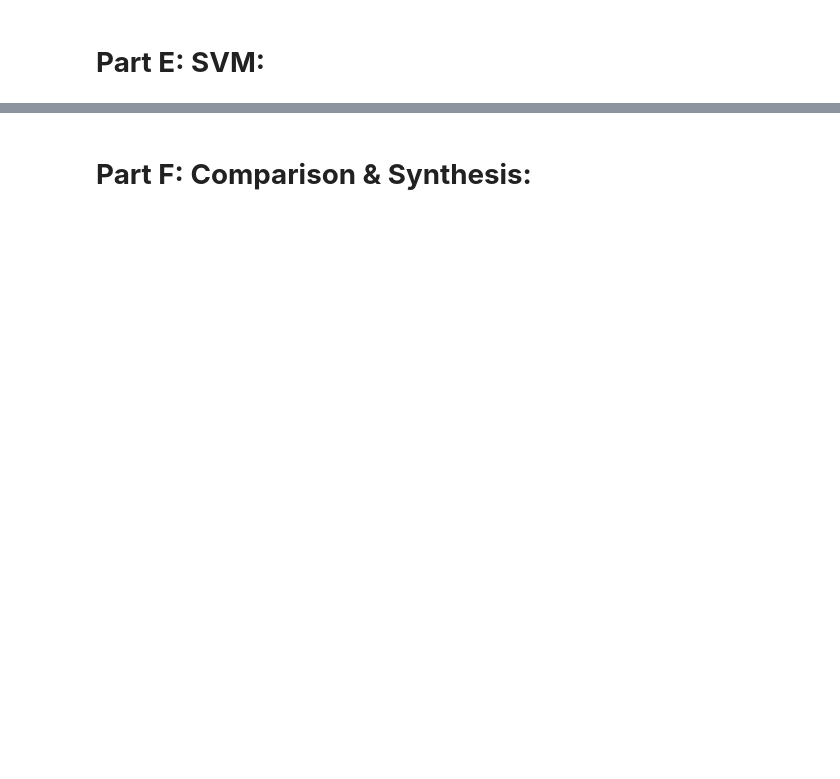
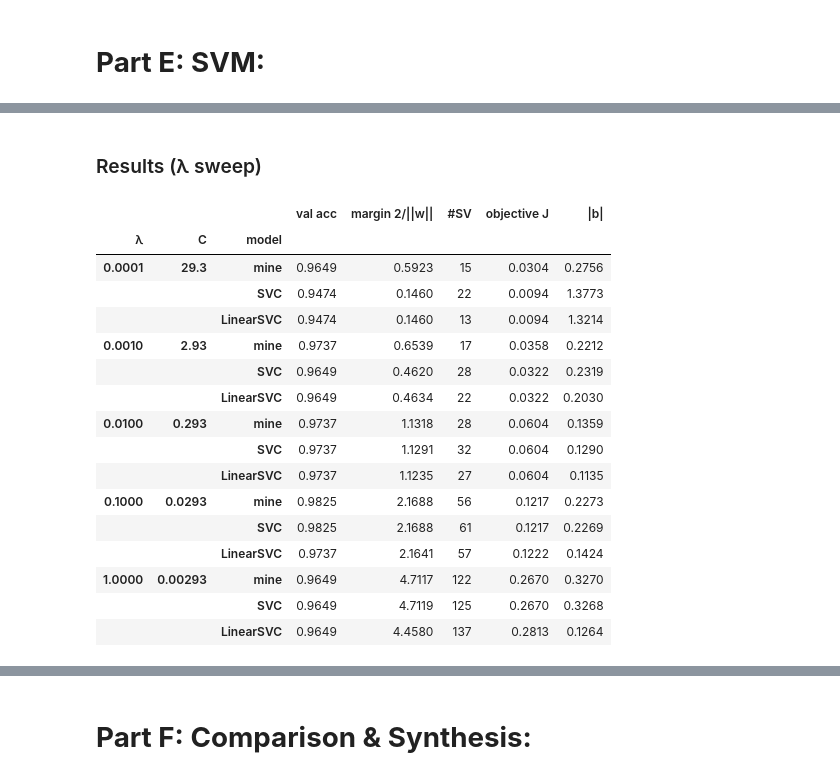
Before and after one commit to mohany606/Linear-Models-and-Support-Vector-Machines-from-Scratch, a Jupyter notebook: ML_Assigmment_2.ipynb, the cells around one changed output, grey strips where cells are left out. Drawn from its saved outputs; the diff is of its cells as text; code cells hidden in the pictures; blank space fills up the shorter version.

```diff
--- a/ML_Assigmment_2.ipynb
+++ b/ML_Assigmment_2.ipynb
@@ -1180,0 +2133,19 @@ print(results_table)
+# %%
+w, b = fits[0.01]["mine"]
+svc = fits[0.01]["SVC"]
+w_sk, b_sk = svc.coef_.ravel(), svc.intercept_[0]
+
+j_mine = svm_objective(w, b, Xc_tr, yc_tr, 0.01)
+j_sk = svm_objective(w_sk, b_sk, Xc_tr, yc_tr, 0.01)
+cosine = w @ w_sk / (np.linalg.norm(w) * np.linalg.norm(w_sk))
+agreement = np.mean(svm_predict(w, b, Xc_te) == svc.predict(Xc_te))
+n_sv_mine = int((yc_tr * (Xc_tr @ w + b) <= 1).sum())
+n_sv_sk = int(svc.n_support_.sum())
+
+display(pd.DataFrame([
+    ["Objective J (relative gap)", f"{j_mine:.5f} vs {j_sk:.5f} ({abs(j_mine - j_sk) / j_sk:.1e})", abs(j_mine - j_sk) / j_sk < 1e-3],
+    ["Cosine similarity of w", f"{cosine:.5f}", cosine >= 0.99],
+    ["Test-prediction agreement", f"{agreement:.4f}", agreement >= 0.98],
+    ["Margin width 2/||w||", f"{2 / np.linalg.norm(w):.4f} vs {2 / np.linalg.norm(w_sk):.4f}", True],
+    ["#points with y·f(x) ≤ 1 vs n_support_", f"{n_sv_mine} vs {n_sv_sk}", abs(n_sv_mine - n_sv_sk) <= 5],
+], columns=["Quantity (mine vs SVC)", "Value", "Within tolerance"]).set_index("Quantity (mine vs SVC)"))
@@ -1180,0 +2160,41 @@ print(results_table)
+# %% [markdown]
+### Results (λ sweep)
+# %%
+def describe(model, w, b, lam, n_sv=None):
+    # n_sv is given for SVC (n_support_); otherwise count the training points with y·f(x) <= 1
+    if n_sv is None:
+        n_sv = int((yc_tr * (Xc_tr @ w + b) <= 1).sum())
+    return {"λ": lam, "C": f"{1 / (lam * n_train):.3g}", "model": model,
+            "val acc": accuracy(yc_va, svm_predict(w, b, Xc_va)),
+            "margin 2/||w||": 2 / np.linalg.norm(w), "#SV": n_sv,
+            "objective J": svm_objective(w, b, Xc_tr, yc_tr, lam), "|b|": abs(b)}
+
+
+rows = []
+for lam_i, models in fits.items():
+    w, b = models["mine"]
+    rows.append(describe("mine", w, b, lam_i))
+    svc = models["SVC"]
+    rows.append(describe("SVC", svc.coef_.ravel(), svc.intercept_[0], lam_i, int(svc.n_support_.sum())))
+    lsvc = models["LinearSVC"]
+    rows.append(describe("LinearSVC", lsvc.coef_.ravel(), lsvc.intercept_[0], lam_i))
+
+display(pd.DataFrame(rows).round(4).set_index(["λ", "C", "model"]))
+# %% [output]
+|  |  |  | val acc | margin 2/||w|| | #SV | objective J | |b| |
+| λ | C | model |  |  |  |  |  |
+| 0.0001 | 29.3 | mine | 0.9649 | 0.5923 | 15 | 0.0304 | 0.2756 |
+|  |  | SVC | 0.9474 | 0.1460 | 22 | 0.0094 | 1.3773 |
+|  |  | LinearSVC | 0.9474 | 0.1460 | 13 | 0.0094 | 1.3214 |
+| 0.0010 | 2.93 | mine | 0.9737 | 0.6539 | 17 | 0.0358 | 0.2212 |
+|  |  | SVC | 0.9649 | 0.4620 | 28 | 0.0322 | 0.2319 |
+|  |  | LinearSVC | 0.9649 | 0.4634 | 22 | 0.0322 | 0.2030 |
+| 0.0100 | 0.293 | mine | 0.9737 | 1.1318 | 28 | 0.0604 | 0.1359 |
+|  |  | SVC | 0.9737 | 1.1291 | 32 | 0.0604 | 0.1290 |
+|  |  | LinearSVC | 0.9737 | 1.1235 | 27 | 0.0604 | 0.1135 |
+| 0.1000 | 0.0293 | mine | 0.9825 | 2.1688 | 56 | 0.1217 | 0.2273 |
+|  |  | SVC | 0.9825 | 2.1688 | 61 | 0.1217 | 0.2269 |
+|  |  | LinearSVC | 0.9737 | 2.1641 | 57 | 0.1222 | 0.1424 |
+| 1.0000 | 0.00293 | mine | 0.9649 | 4.7117 | 122 | 0.2670 | 0.3270 |
+|  |  | SVC | 0.9649 | 4.7119 | 125 | 0.2670 | 0.3268 |
+|  |  | LinearSVC | 0.9649 | 4.4580 | 137 | 0.2813 | 0.1264 |
```
Also changed, not shown: parts of 45 cells of this notebook.
